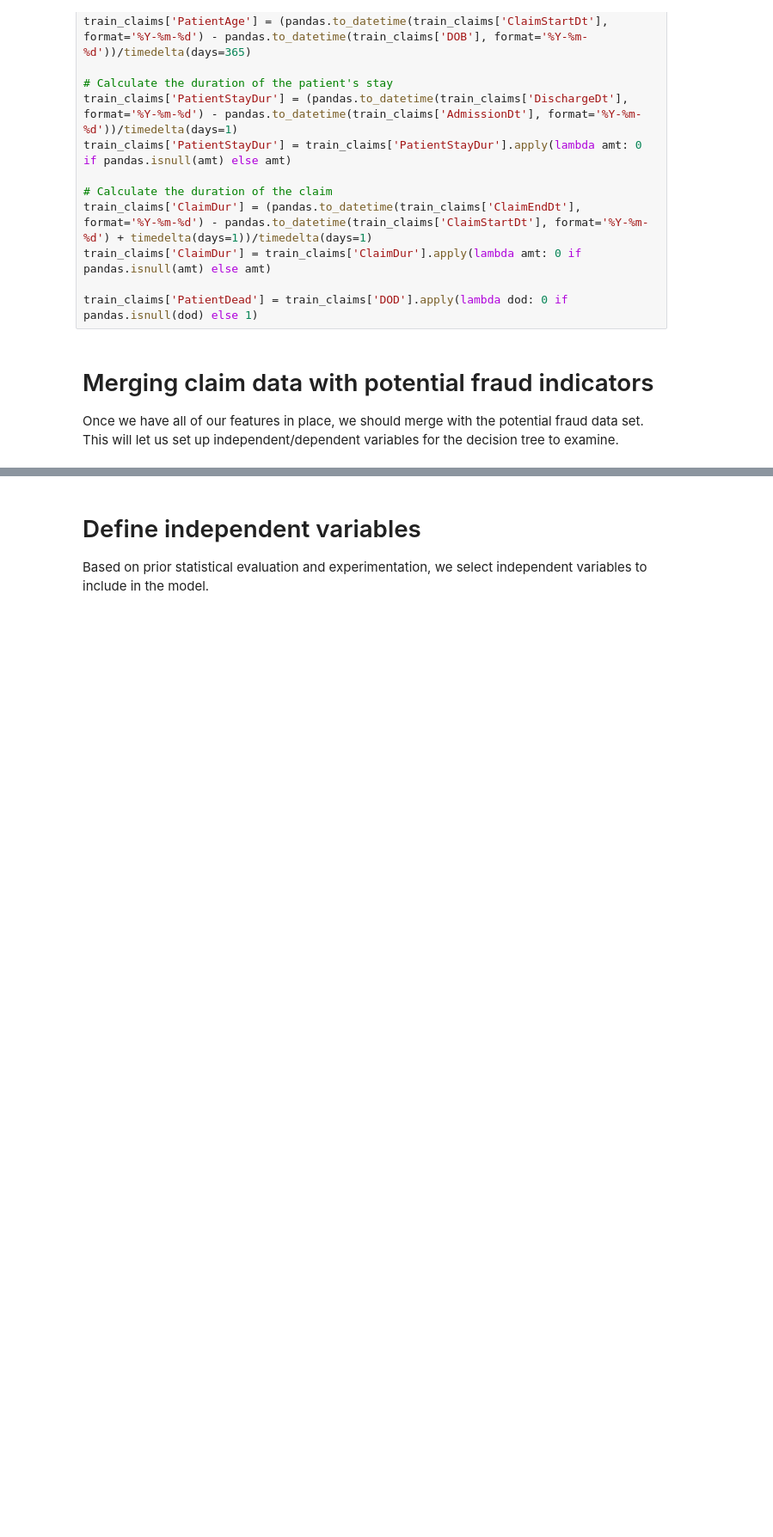
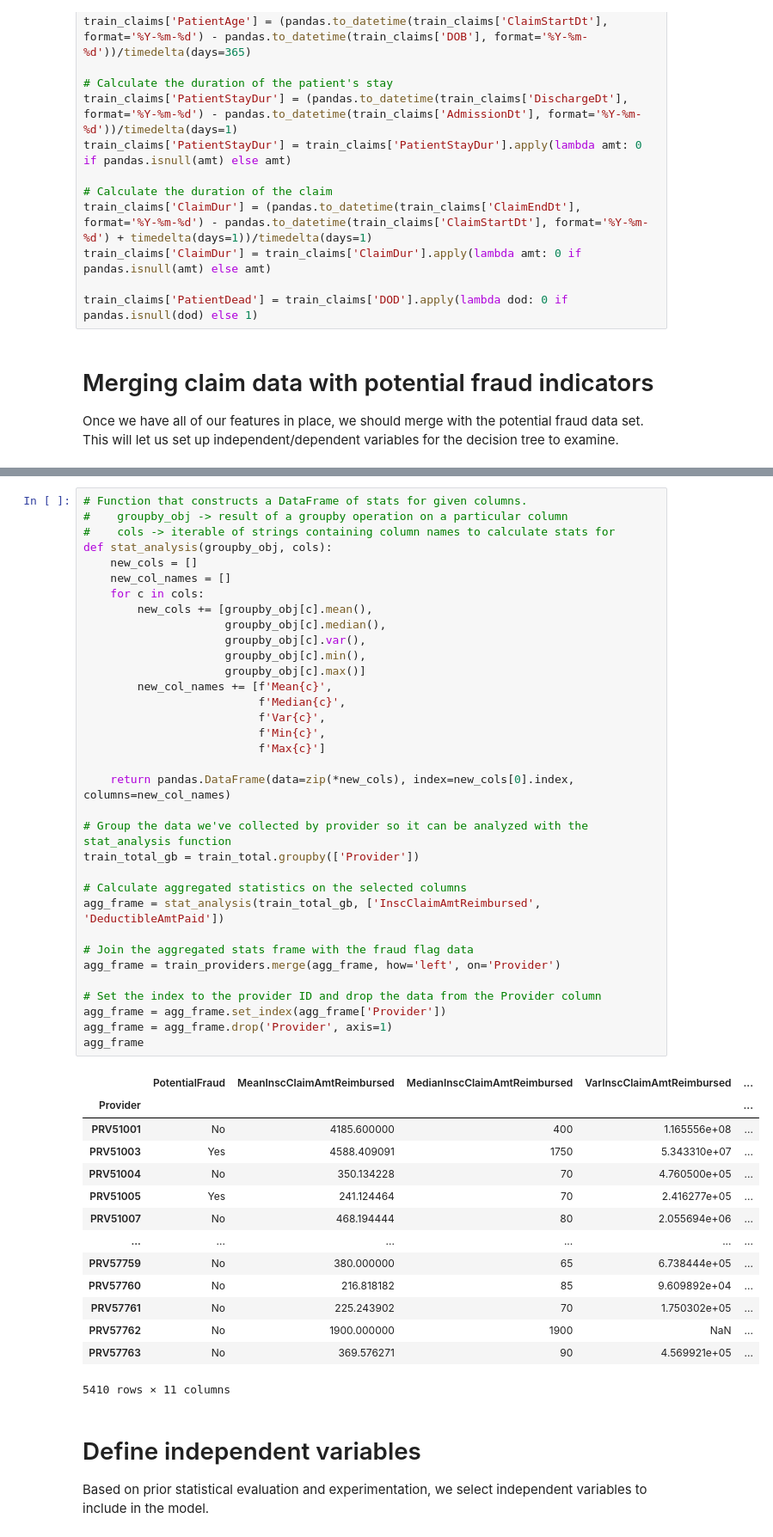
Before and after one commit to supernaut11/data602-final-project, a Jupyter notebook: src/model_fraud_mdehn.ipynb, the cells around one changed output, grey strips where cells are left out. Shown at 86% size. Saved outputs shown, nothing was run; the diff lists cells and outputs as text; blank space fills up the shorter version.

Commit message:
adding aggregated stat analysis for input to decision tree

```diff
--- a/src/model_fraud_mdehn.ipynb
+++ b/src/model_fraud_mdehn.ipynb
@@ -264,3 +266,52 @@ train_providers_copy
+# %%
+# Function that constructs a DataFrame of stats for given columns.
+#    groupby_obj -> result of a groupby operation on a particular column
+#    cols -> iterable of strings containing column names to calculate stats for
+def stat_analysis(groupby_obj, cols):
+    new_cols = []
+    new_col_names = []
+    for c in cols:
+        new_cols += [groupby_obj[c].mean(),
+                     groupby_obj[c].median(),
+                     groupby_obj[c].var(),
+                     groupby_obj[c].min(),
+                     groupby_obj[c].max()]
+        new_col_names += [f'Mean{c}',
+                          f'Median{c}',
+                          f'Var{c}',
+                          f'Min{c}',
+                          f'Max{c}']
+
+    return pandas.DataFrame(data=zip(*new_cols), index=new_cols[0].index, columns=new_col_names)
+
+# Group the data we've collected by provider so it can be analyzed with the stat_analysis function
+train_total_gb = train_total.groupby(['Provider'])
+
+# Calculate aggregated statistics on the selected columns
+agg_frame = stat_analysis(train_total_gb, ['InscClaimAmtReimbursed', 'DeductibleAmtPaid'])
+
+# Join the aggregated stats frame with the fraud flag data
+agg_frame = train_providers.merge(agg_frame, how='left', on='Provider')
+
+# Set the index to the provider ID and drop the data from the Provider column
+agg_frame = agg_frame.set_index(agg_frame['Provider'])
+agg_frame = agg_frame.drop('Provider', axis=1)
+agg_frame
+# %% [output]
+|  | PotentialFraud | MeanInscClaimAmtReimbursed | MedianInscClaimAmtReimbursed | VarInscClaimAmtReimbursed | ... |
+| Provider |  |  |  |  | ... |
+| PRV51001 | No | 4185.600000 | 400 | 1.165556e+08 | ... |
+| PRV51003 | Yes | 4588.409091 | 1750 | 5.343310e+07 | ... |
+| PRV51004 | No | 350.134228 | 70 | 4.760500e+05 | ... |
+| PRV51005 | Yes | 241.124464 | 70 | 2.416277e+05 | ... |
+| PRV51007 | No | 468.194444 | 80 | 2.055694e+06 | ... |
+| ... | ... | ... | ... | ... | ... |
+| PRV57759 | No | 380.000000 | 65 | 6.738444e+05 | ... |
+| PRV57760 | No | 216.818182 | 85 | 9.609892e+04 | ... |
+| PRV57761 | No | 225.243902 | 70 | 1.750302e+05 | ... |
+| PRV57762 | No | 1900.000000 | 1900 | NaN | ... |
+| PRV57763 | No | 369.576271 | 90 | 4.569921e+05 | ... |
+5410 rows × 11 columns
 # %% [markdown]
 # Define independent variables
 
```
Also changed, not shown: parts of 5 cells of this notebook.
